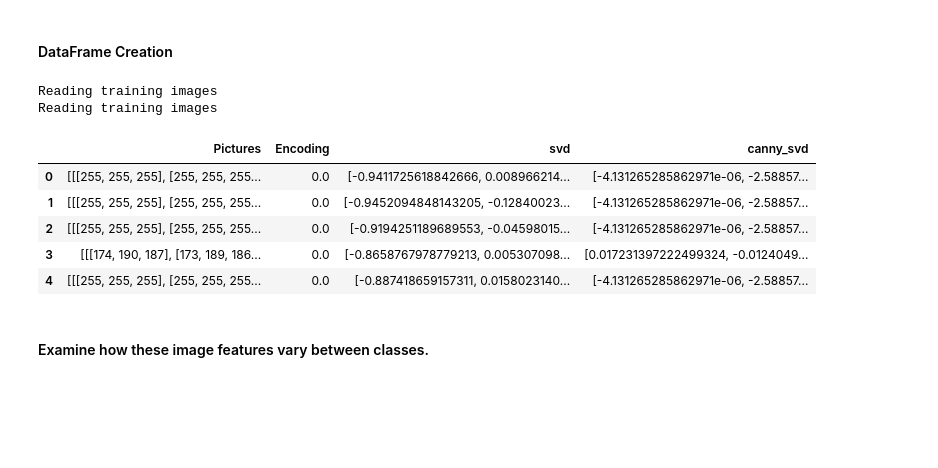
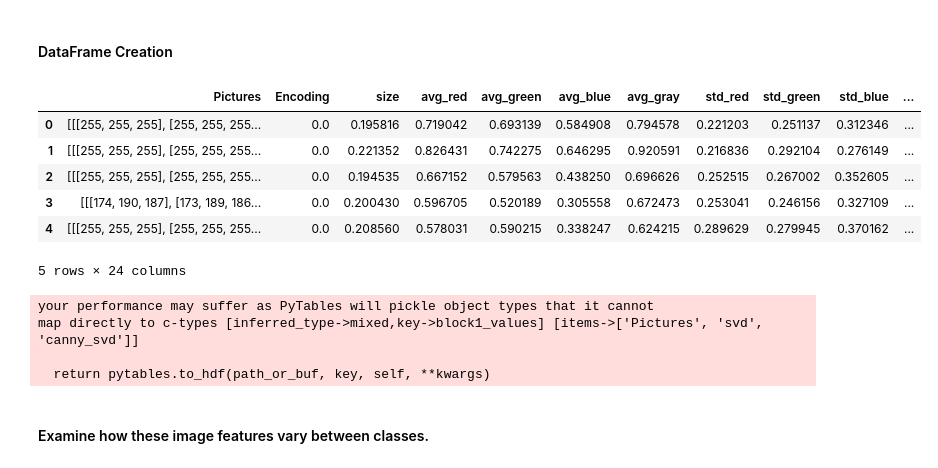
Before and after one commit to LinjianMa/DS100-final-project, a Jupyter notebook: GradProject_NB2.ipynb, the cells around one changed output. Saved outputs shown, nothing was run; the diff lists cells and outputs as text; code cells hidden in the pictures; blank space fills up the shorter version.

```diff
--- a/GradProject_NB2.ipynb
+++ b/GradProject_NB2.ipynb
@@ -52,7 +52,7 @@ def svd_images(df, img_w, img_h, picture='Pictures'):
     '''
     Get the SVD decomposition of the matrix made by all the flattened images
     '''
-    resized_pictures = load_data(data, img_w, img_h, picture)
+    resized_pictures = load_data(df, img_w, img_h, picture)
     if picture == 'Pictures':
         resized_pictures = resized_pictures.reshape(-1, img_w*img_h*3)
     elif picture == 'canny':
@@ -63,3 +63,14 @@ def svd_images(df, img_w, img_h, picture='Pictures'):
     resized_pictures = resized_pictures - mean_pictures
     u, s, vh = np.linalg.svd(resized_pictures)
     return u, s, vh, mean_pictures
+
+def feature_canny(image):
+    """
+    return edge detection through canny algorithm
+    """
+    image = cv2.resize(image, (128, 128), cv2.INTER_LINEAR) / 255
+    gray = skimage.color.rgb2gray(image)
+    gray = np.array(gray * 255, dtype=np.uint8)
+    canny = cv2.Canny(gray, 100, 200)/255
+    canny = np.array(canny).flatten()
+    return canny
@@ -77,0 +77,13 @@ data.head()
+# %%
+data = pd.read_hdf("training_data.h5", "data")
+test_data = pd.read_hdf("test_data.h5", "data")
+
+print(len(data))
+data.head()
+
+# get the eigenvectors of the matrix made by all the images
+u, s, vt, mean_pictures = svd_images(data, 32, 32, picture='Pictures')
+# get the eigenvectors of the matrix made by the canny images
+data['canny'] = data['Pictures'].apply(feature_canny)
+test_data['canny'] = test_data['Pictures'].apply(feature_canny)
+u_canny, s_canny, vt_canny, mean_canny = svd_images(data, 64, 64, picture='canny')
@@ -322,48 +327,47 @@ def feature_frame(df):
     add all features to a DataFrame
     '''
     df["size"] = df["Pictures"].apply(feature_size)
     df["avg_red"] = df["Pictures"].apply(feature_avg_red)
     df["avg_green"] = df["Pictures"].apply(feature_avg_green)
     df["avg_blue"] = df["Pictures"].apply(feature_avg_blue)
     df['avg_gray'] = df['Pictures'].apply(feature_avg_gray)
     df['std_red'] = df['Pictures'].apply(feature_std_red)
     df['std_green'] = df['Pictures'].apply(feature_std_green)
     df['std_blue'] = df['Pictures'].apply(feature_std_blue)
     df['std_grey'] = df['Pictures'].apply(feature_std_gray)
     df["aspect_ratio"] = df["Pictures"].apply(feature_aspect_ratio)
     df["harris"] = df["Pictures"].apply(feature_harris)
     df["dog"] = df["Pictures"].apply(feature_dog)
     df["avg_y"] = df["Pictures"].apply(feature_avg_y)
     df["avg_cb"] = df["Pictures"].apply(feature_avg_cb)
     df["avg_cr"] = df["Pictures"].apply(feature_avg_cr)
     df["std_y"] = df["Pictures"].apply(feature_std_y)
     df["std_cb"] = df["Pictures"].apply(feature_std_cb)
     df["std_cr"] = df["Pictures"].apply(feature_std_cr)
     df["avg_hog"] = df["Pictures"].apply(feature_avg_hog)
     df["std_hog"] = df["Pictures"].apply(feature_std_hog)
-    # get the eigenvectors of the matrix made by all the images
-    u, s, vt, mean_pictures = svd_images(df, 32, 32, picture='Pictures')
     df['svd'] = df['Pictures'].apply(feature_svd, mean_pictures=mean_pictures, vt=vt)
-    # get the eigenvectors of the matrix made by the canny images
-    df['canny'] = df['Pictures'].apply(feature_canny)
-    u_canny, s_canny, vt_canny, mean_canny = svd_images(df, 64, 64, picture='canny')
     df['canny_svd'] = df['canny'].apply(feature_canny_svd, mean_canny=mean_canny, vt_canny=vt_canny)
     del df['canny']
     return df
 
 feature = feature_frame(data)
 feature.head()
 # %% [output]
+|  | Pictures | Encoding | size | avg_red | avg_green | avg_blue | avg_gray | std_red | std_green | std_blue | ... |
+| 0 | [[[255, 255, 255], [255, 255, 255... | 0.0 | 0.195816 | 0.719042 | 0.693139 | 0.584908 | 0.794578 | 0.221203 | 0.251137 | 0.312346 | ... |
+| 1 | [[[255, 255, 255], [255, 255, 255... | 0.0 | 0.221352 | 0.826431 | 0.742275 | 0.646295 | 0.920591 | 0.216836 | 0.292104 | 0.276149 | ... |
+| 2 | [[[255, 255, 255], [255, 255, 255... | 0.0 | 0.194535 | 0.667152 | 0.579563 | 0.438250 | 0.696626 | 0.252515 | 0.267002 | 0.352605 | ... |
+| 3 | [[[174, 190, 187], [173, 189, 186... | 0.0 | 0.200430 | 0.596705 | 0.520189 | 0.305558 | 0.672473 | 0.253041 | 0.246156 | 0.327109 | ... |
+| 4 | [[[255, 255, 255], [255, 255, 255... | 0.0 | 0.208560 | 0.578031 | 0.590215 | 0.338247 | 0.624215 | 0.289629 | 0.279945 | 0.370162 | ... |
-Reading training images
-Reading training images
+5 rows × 24 columns
-|  | Pictures | Encoding | svd | canny_svd |
-| 0 | [[[255, 255, 255], [255, 255, 255... | 0.0 | [-0.9411725618842666, 0.008966214... | [-4.131265285862971e-06, -2.58857... |
-| 1 | [[[255, 255, 255], [255, 255, 255... | 0.0 | [-0.9452094848143205, -0.12840023... | [-4.131265285862971e-06, -2.58857... |
-| 2 | [[[255, 255, 255], [255, 255, 255... | 0.0 | [-0.9194251189689553, -0.04598015... | [-4.131265285862971e-06, -2.58857... |
-| 3 | [[[174, 190, 187], [173, 189, 186... | 0.0 | [-0.8658767978779213, 0.005307098... | [0.017231397222499324, -0.0124049... |
-| 4 | [[[255, 255, 255], [255, 255, 255... | 0.0 | [-0.887418659157311, 0.0158023140... | [-4.131265285862971e-06, -2.58857... |
 # %%
 feature.to_hdf("feature.h5", "data", mode="w")
+# %% [output]
+your performance may suffer as PyTables will pickle object types that it cannot
+map directly to c-types [inferred_type->mixed,key->block1_values] [items->['Pictures', 'svd', 'canny_svd']]
+
+  return pytables.to_hdf(path_or_buf, key, self, **kwargs)
 # %% [markdown]
 #### Examine how these image features vary between classes.
 # %%
```
Also changed, not shown: parts of 8 cells of this notebook, 27 other files.
